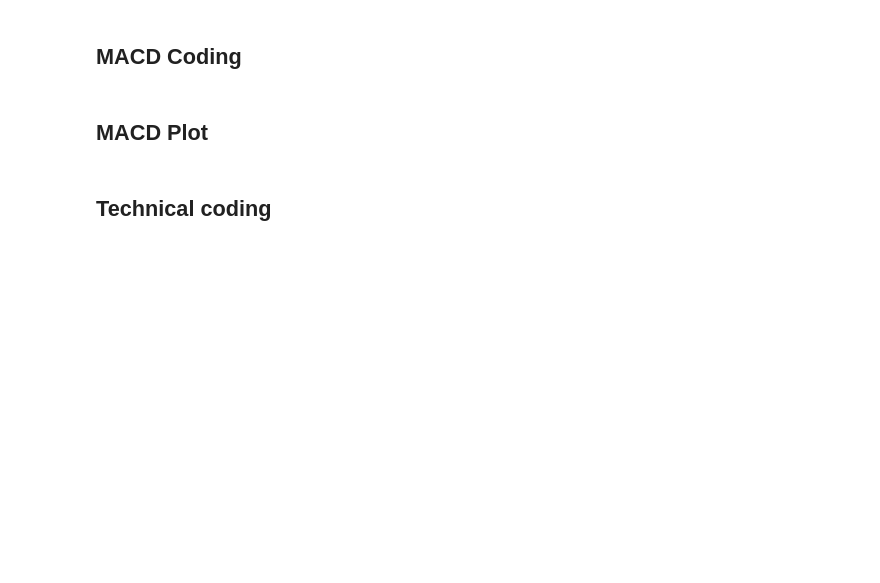
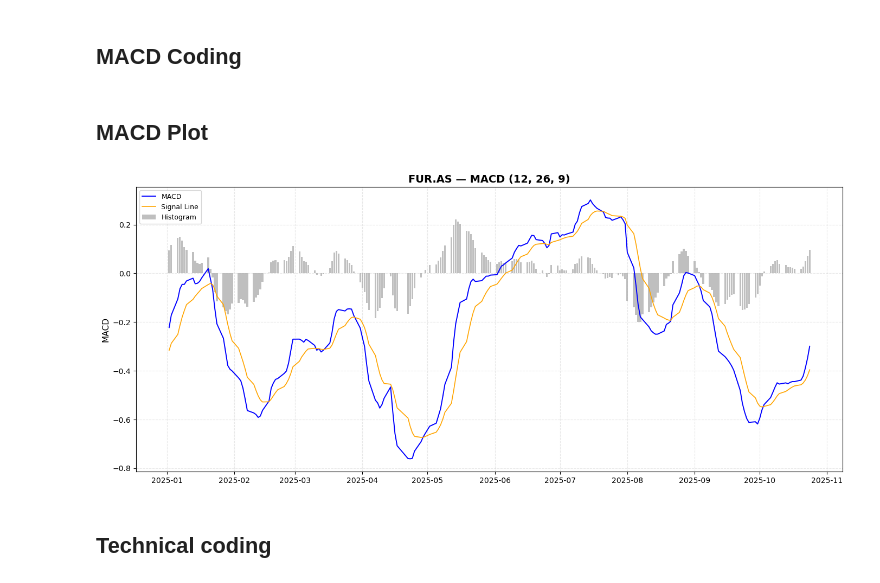
Before and after one commit to Nicootje/stock-predictor, a Jupyter notebook: notebooks/Beurs.ipynb, the cells around one changed output. Saved outputs shown, nothing was run; the diff lists cells and outputs as text; code cells hidden in the pictures; blank space fills up the shorter version.

```diff
--- a/notebooks/Beurs.ipynb
+++ b/notebooks/Beurs.ipynb
@@ -288,21 +246,32 @@ Laatste waarden voor alle indicatoren (datum: 2025-10-24):
 # %% [markdown]
 ## MACD Coding
 # %%
-def plot_macd(df, ticker, fast=12, slow=26, signal=9):
-    # Bereken MACD
+def plot_macd(df, ticker, start_plot_date=None, fast=12, slow=26, signal=9):
+    """
+    Plot de MACD van een dataframe met 'Close'-prijzen.
+    start_plot_date: optioneel, vanaf welke datum je wilt plotten (EMA/MACD gebruikt nog wel alle data)
+    """
+    df = df.copy()
+
+    # --- MACD berekenen ---
     df['EMA_Fast'] = df['Close'].ewm(span=fast, adjust=False).mean()
     df['EMA_Slow'] = df['Close'].ewm(span=slow, adjust=False).mean()
     df['MACD'] = df['EMA_Fast'] - df['EMA_Slow']
     df['Signal'] = df['MACD'].ewm(span=signal, adjust=False).mean()
     df['Histogram'] = df['MACD'] - df['Signal']
 
-    # Plot
+    # --- Filteren voor plotten ---
+    if start_plot_date is not None:
+        df_plot = df[df.index >= pd.to_datetime(start_plot_date)]
+    else:
+        df_plot = df
+
+    # --- Plot ---
     fig, ax = plt.subplots(figsize=(14, 6))
-    ax.plot(df.index, df['MACD'], color='blue', label='MACD', linewidth=1.4)
-    ax.plot(df.index, df['Signal'], color='orange', label='Signal Line', linewidth=1.2)
-    ax.bar(df.index, df['Histogram'], color='gray', alpha=0.5, label='Histogram')
+    ax.plot(df_plot.index, df_plot['MACD'], color='blue', label='MACD', linewidth=1.4)
+    ax.plot(df_plot.index, df_plot['Signal'], color='orange', label='Signal Line', linewidth=1.2)
+    ax.bar(df_plot.index, df_plot['Histogram'], color='gray', alpha=0.5, label='Histogram')
 
-    # Opmaak
     ax.set_title(f"{ticker} — MACD ({fast}, {slow}, {signal})", fontsize=14, fontweight='bold')
     ax.set_ylabel("MACD", fontsize=11)
     ax.grid(True, linestyle='--', alpha=0.3)
@@ -315,7 +284,9 @@ def plot_macd(df, ticker, fast=12, slow=26, signal=9):
 # %% [markdown]
 ## MACD Plot
 # %%
-# plot_macd(plot_df.copy(), ticker)
+plot_macd(df, ticker, start_plot_date=start_plot_date)
+# %% [output]
+[figure, added]
 # %% [markdown]
 ## Technical coding
 # %%
```
Also changed, not shown: parts of 22 cells of this notebook.
